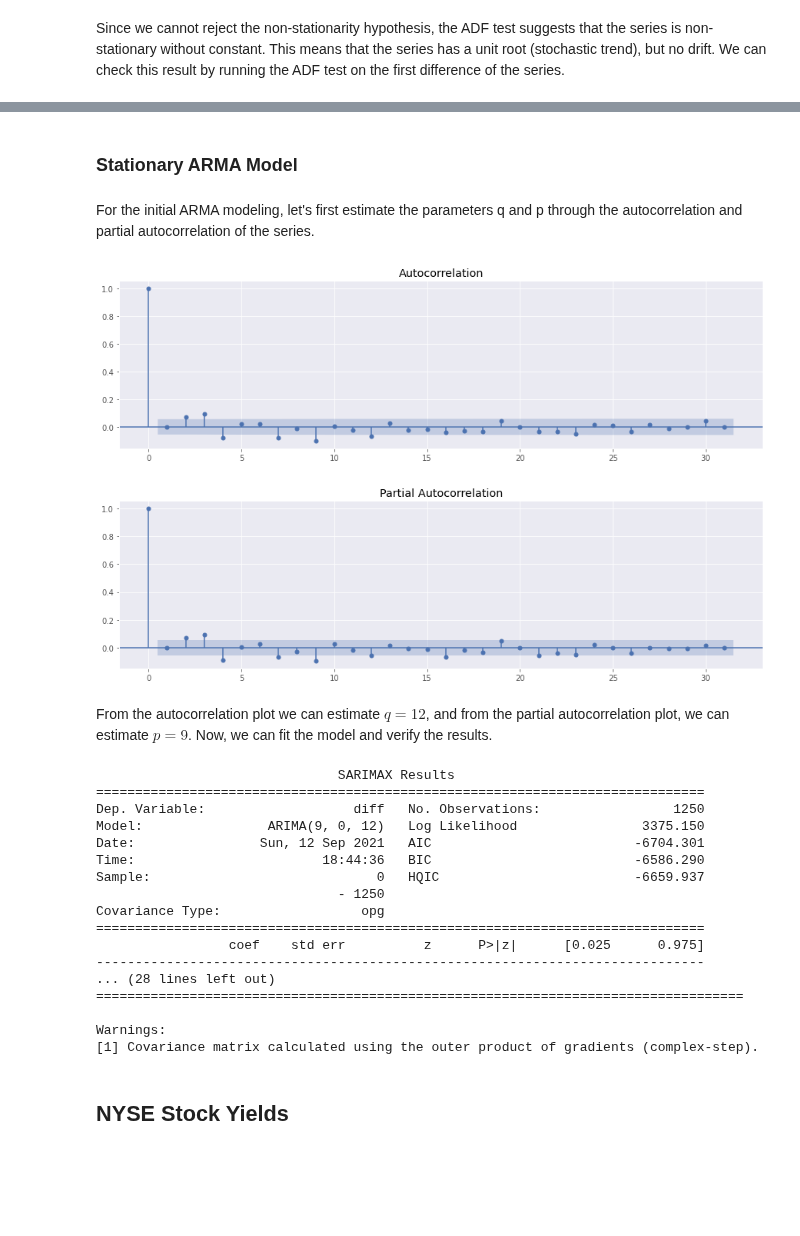
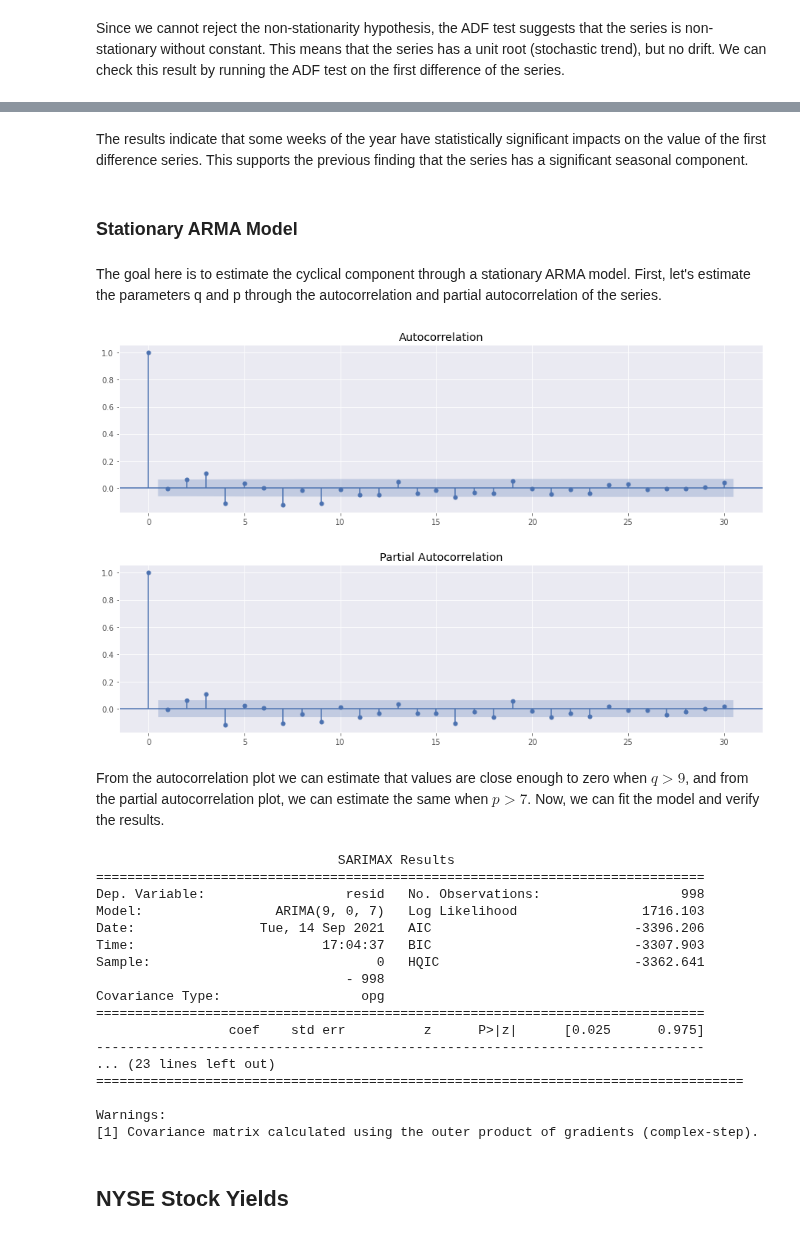
Before and after one commit to daniel-deutsch/FTD, a Jupyter notebook: Econometrics/EA1/main.ipynb, the cells around one changed output, grey strips where cells are left out. Drawn from its saved outputs; the diff is of its cells as text; code cells hidden in the pictures; blank space fills up the shorter version.

```diff
--- a/Econometrics/EA1/main.ipynb
+++ b/Econometrics/EA1/main.ipynb
@@ -32,13 +34,10 @@ df_aaa['DATE'] = pd.to_datetime(df_aaa['DATE'], format='%Y-%m-%d')
 df_aaa.rename(columns={'DATE': 'date', 'DAAA': 'value'}, inplace=True)
 df_aaa.dropna(inplace=True)
 
-# Applies log-transform
-df_aaa['value'] = np.log(df_aaa['value'])
-
 # Plots the time series
 plt.plot(df_aaa['date'], df_aaa['value'])
 plt.title("AAA Corporate Bonds Yields")
 plt.xlabel("Date")
-plt.ylabel("Logarithm of Yields (%)")
+plt.ylabel("Yields (%)")
 plt.show()
 # %% [output]
@@ -247,0 +190,2 @@ Here, we can see that the non-stationarity hypothesis is rejected, which means t
+# %%
+decomposition = seasonal_decompose(df_aaa['diff'].dropna(), model='additive', period=253)
@@ -248,37 +293,39 @@ Here, we can see that the non-stationarity hypothesis is rejected, which means t
+# %% [markdown]
+The results indicate that some weeks of the year have statistically significant impacts on the value of the first difference series. This supports the previous finding that the series has a significant seasonal component.
 # %% [markdown]
 ### Stationary ARMA Model
 # %% [markdown]
-For the initial ARMA modeling, let's first estimate the parameters q and p through the autocorrelation and partial autocorrelation of the series.
+The goal here is to estimate the cyclical component through a stationary ARMA model. First, let's estimate the parameters q and p through the autocorrelation and partial autocorrelation of the series.
 # %%
-plot_acf(df_aaa['diff'].dropna())
+plot_acf(decomposition.resid.dropna())
 plt.show()
 # %% [output]
-[figure, old version]
+[figure, new version]
 # %%
-plot_pacf(df_aaa['diff'].dropna())
+plot_pacf(decomposition.resid.dropna())
 plt.show()
 # %% [output]
-[figure, old version]
+[figure, new version]
 # %% [markdown]
-From the autocorrelation plot we can estimate $q=12$, and from the partial autocorrelation plot, we can estimate $p=9$. Now, we can fit the model and verify the results.
+From the autocorrelation plot we can estimate that values are close enough to zero when $q>9$, and from the partial autocorrelation plot, we can estimate the same when $p>7$. Now, we can fit the model and verify the results.
 # %%
-arma_model = arima(df_aaa['diff'].dropna(), order=(9,0,12))
+arma_model = arima(decomposition.resid.dropna(), order=(9,0,7))
 res = arma_model.fit()
 print(res.summary())
 # %% [output]
                                SARIMAX Results
 ==============================================================================
-Dep. Variable:                   diff   No. Observations:                 1250
-Model:                ARIMA(9, 0, 12)   Log Likelihood                3375.150
-Date:                Sun, 12 Sep 2021   AIC                          -6704.301
-Time:                        18:44:36   BIC                          -6586.290
-Sample:                             0   HQIC                         -6659.937
-                               - 1250
+Dep. Variable:                  resid   No. Observations:                  998
+Model:                 ARIMA(9, 0, 7)   Log Likelihood                1716.103
+Date:                Tue, 14 Sep 2021   AIC                          -3396.206
+Time:                        17:04:37   BIC                          -3307.903
+Sample:                             0   HQIC                         -3362.641
+                                - 998
 Covariance Type:                  opg
 ==============================================================================
                  coef    std err          z      P>|z|      [0.025      0.975]
 ------------------------------------------------------------------------------
-... (28 lines left out)
+... (23 lines left out)
 ===================================================================================
 
 Warnings:
```
Also changed, not shown: parts of 29 cells of this notebook, 1 other file.
